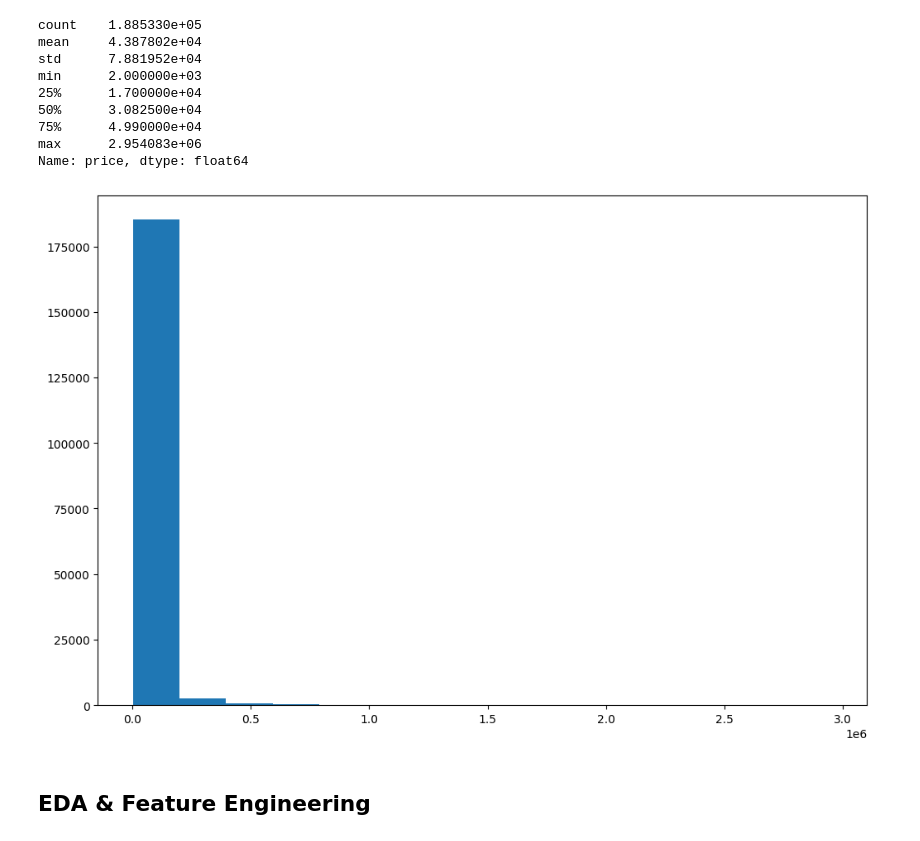
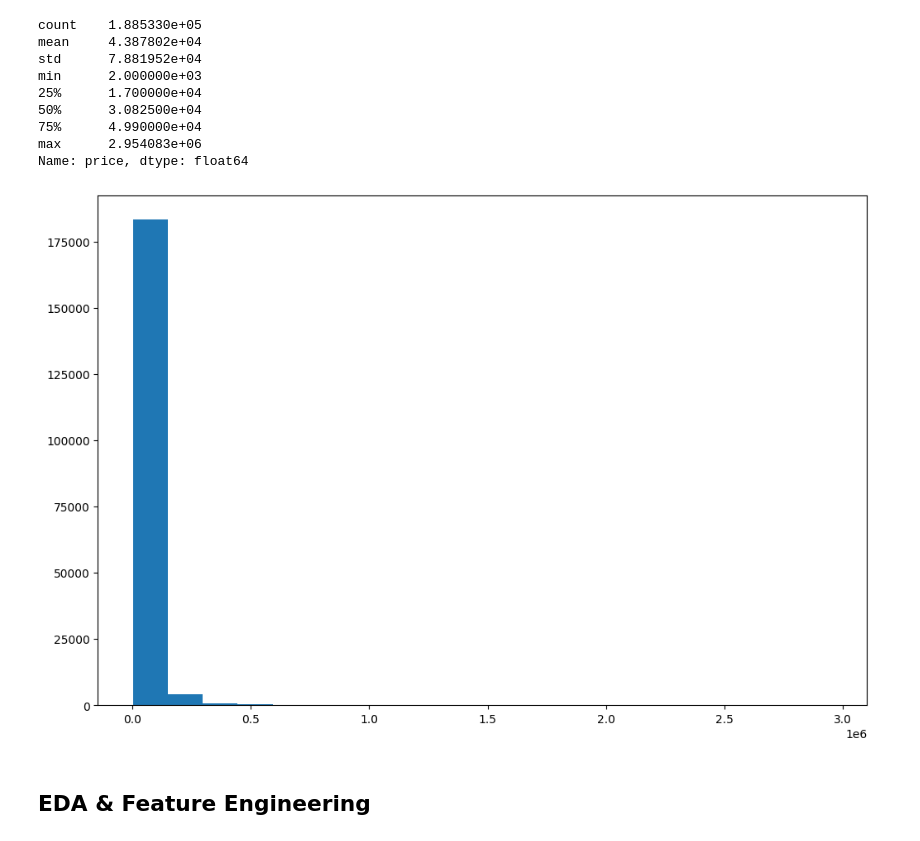
Before and after one commit to trietp1253201581/KaggleCompetition, a Jupyter notebook: Regression of Used Car Prices (S4E9).ipynb, the cells around one changed output. Cells and saved outputs as stored; diff of their text form; code cells hidden in the pictures.

```diff
--- a/Regression of Used Car Prices (S4E9).ipynb
+++ b/Regression of Used Car Prices (S4E9).ipynb
@@ -95,9 +95,9 @@ max      2.954083e+06
 Name: price, dtype: float64
 # %%
 plt.figure(figsize=(12,8))
-plt.hist(raw_df['price'], bins=15);
+plt.hist(raw_df['price'], bins=20);
 # %% [output]
-[figure, old version]
+[figure, new version]
 # %%
 numeric_features = []
 categorical_features = []
```
Also changed, not shown: parts of 131 cells of this notebook, 1 other file.
